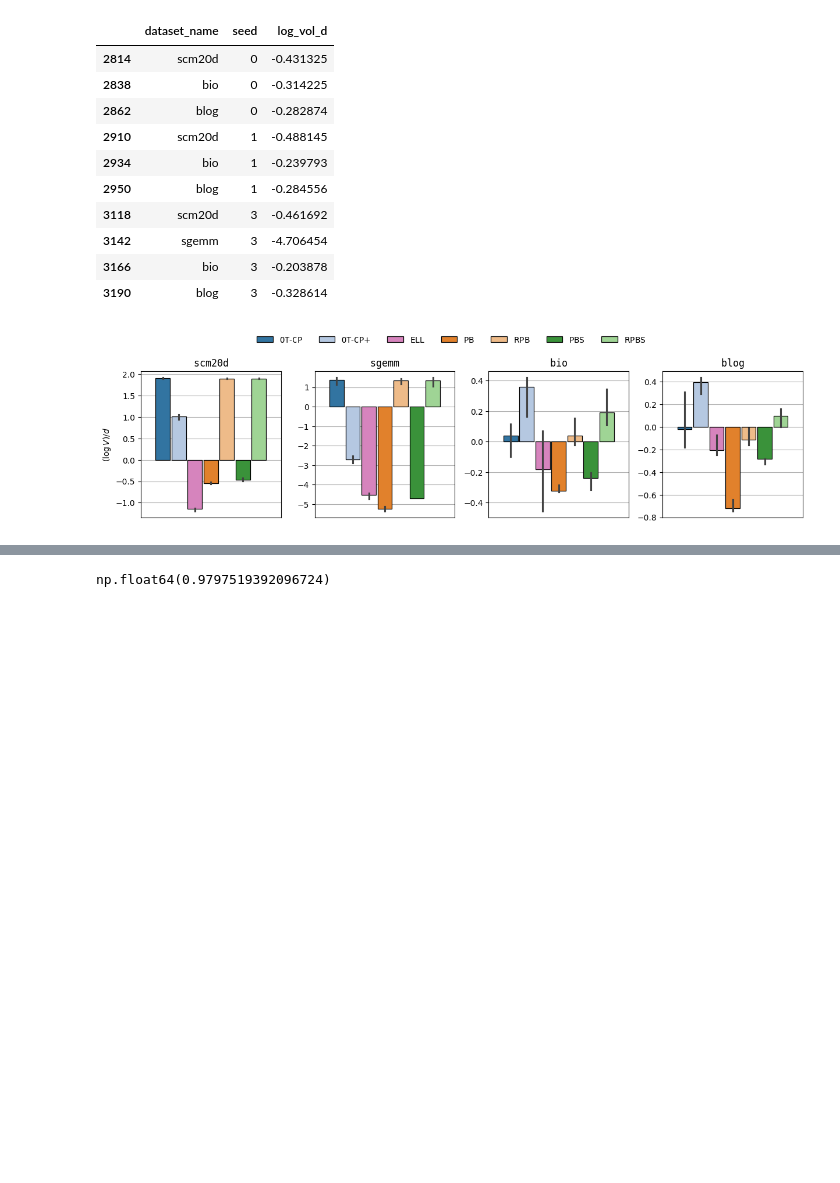
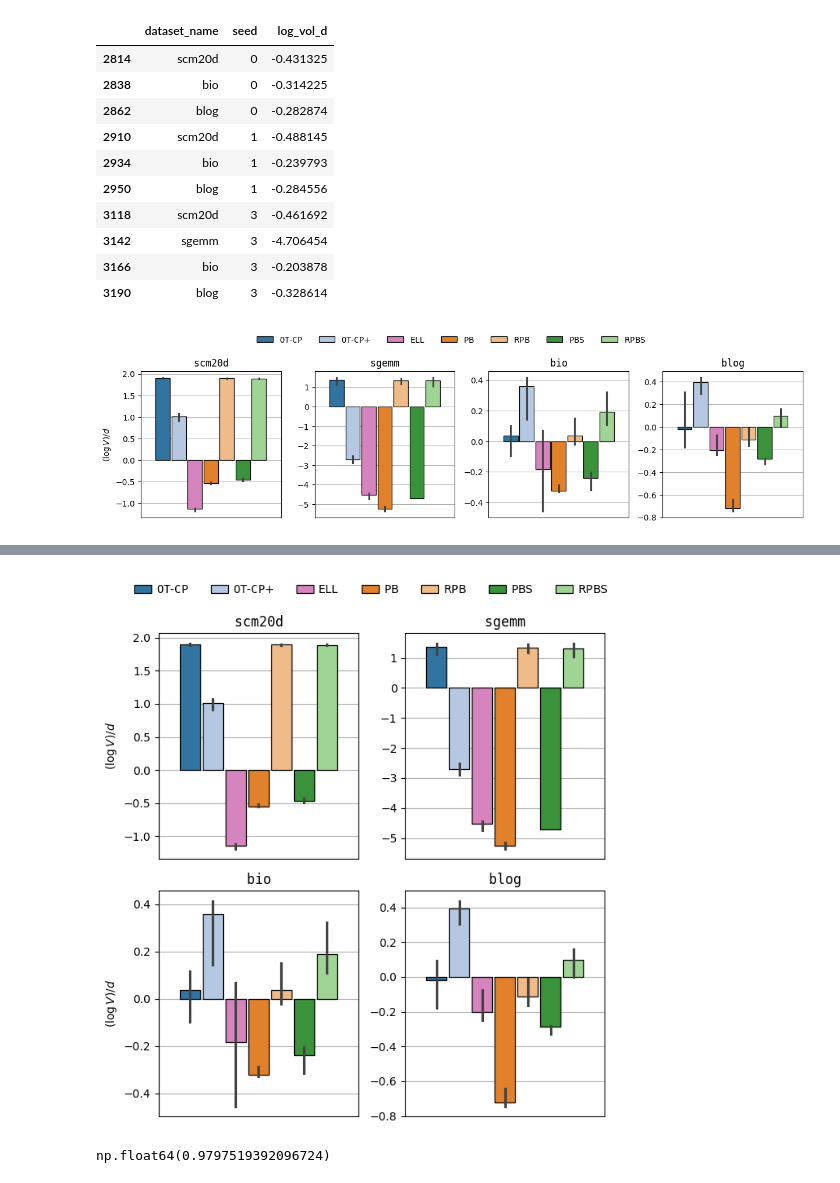
Before and after one commit to VldKnd/conditional_quantile_function, a Jupyter notebook: notebooks/conformal/plot_results_initial.ipynb, the cells around one changed output, grey strips where cells are left out. Saved outputs shown, nothing was run; the diff lists cells and outputs as text; code cells hidden in the pictures; blank space fills up the shorter version.

```diff
--- a/notebooks/conformal/plot_results_initial.ipynb
+++ b/notebooks/conformal/plot_results_initial.ipynb
@@ -689,3 +741,44 @@ for ax in g_logvold.axes.flatten():
+# %%
+g_logvold = sns.catplot(
+    data=new_ugly_filter_volume_corrected_df,#.query("dataset_name == 'bio' or dataset_name == 'blog'"),
+    kind="bar",
+    y="log_vol_d",
+    #col="alpha",
+    #row="dataset_name",
+    col="dataset_name",
+    col_wrap=2,
+    hue="method_name", #_mathtext",
+    estimator="median",
+    palette=selected_palette,
+    sharey=False,
+    #showfliers=False,
+    facet_kws={
+        "despine": False,
+    },
+    height=plot_height,
+    linewidth=0.9,
+    edgecolor="k",
+    dodge=2.6,
+    gap=0.1,
+)
+sns.move_legend(g_logvold, "lower center", bbox_to_anchor=(0.45, 1), ncol=len(palette), title=None,
+                labels=labels_main_part, handlelength=1.5, handletextpad=0.4)
+g_logvold.set_axis_labels("", r"$(\log V) / d$")#Worst slab coverage")
+#g_logvold.set_axis_labels("", "Volume")
+g_logvold.set_xticklabels([])
+#g_logvold.despine(bottom=True)
+for dataset_name, ax in g_logvold.axes_dict.items():
+    ax.set_title(rf"$\mathtt{{{dataset_name}}}$")
+for ax in g_logvold.axes.flatten():
+    ax.tick_params(bottom=False)
+    ax.grid(visible=True, which="both", axis="y")
+    ax.set_axisbelow(True)
+    #ax.set_ylim(None, 2.5)
+
+g_logvold.savefig(plots_dir / "selected_results_volume_icml.pdf", bbox_inches="tight")
+g_logvold.savefig(plots_dir / "selected_results_volume_icml.png", bbox_inches="tight")
+# %% [output]
+[figure, added]
 # %%
 np.log(6427081) / 16
 # %% [output]
```
Also changed, not shown: parts of 8 cells of this notebook, 2 other files.
